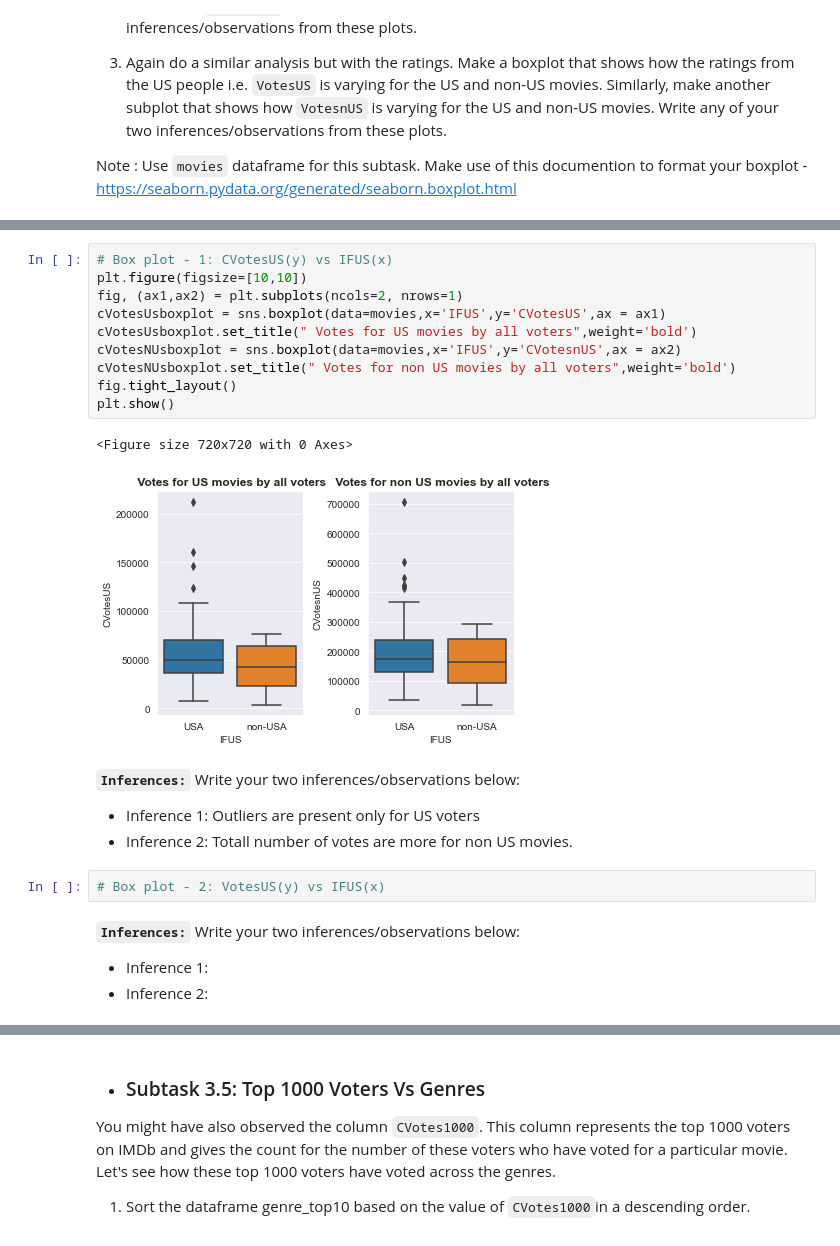
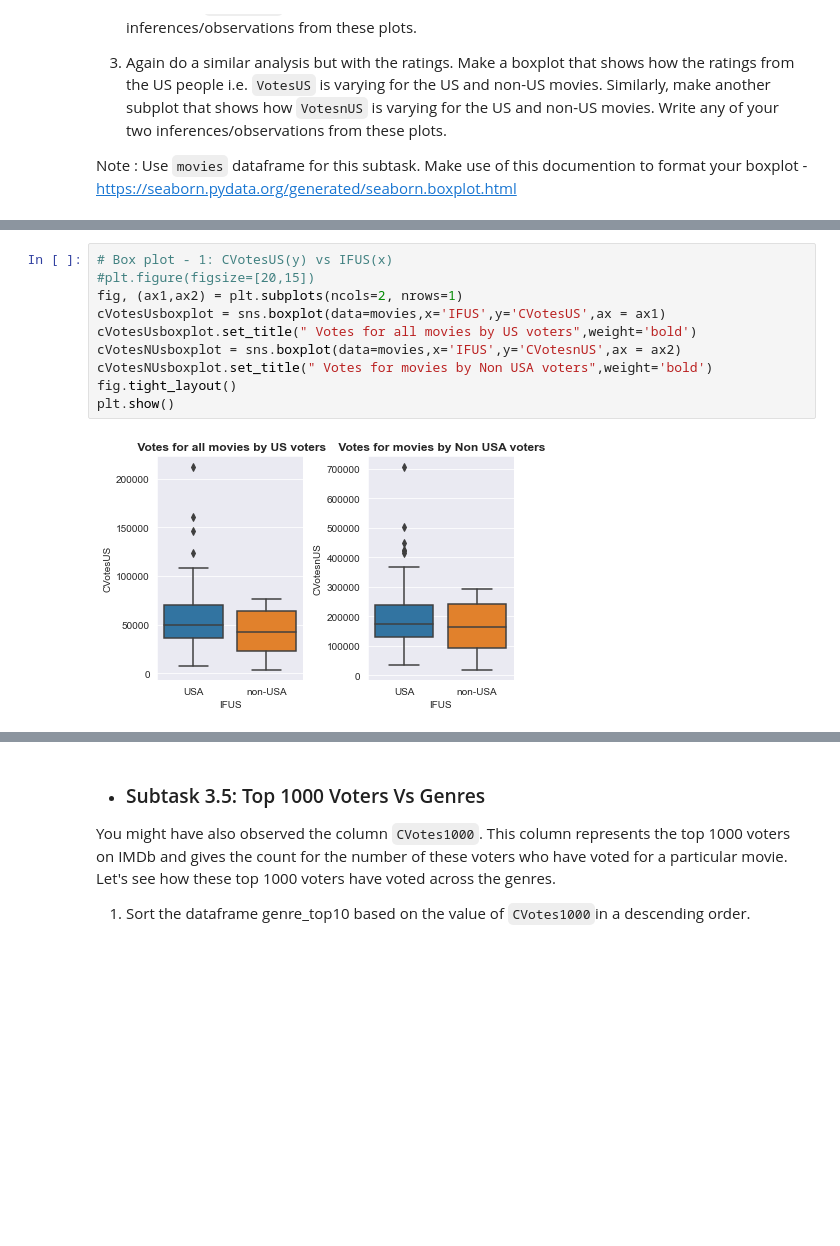
Before and after one commit to sushma3690/UP_1, a Jupyter notebook: IMDb+Movie+Assignment_stub_2.ipynb, the cells around one changed output, grey strips where cells are left out. Drawn from its saved outputs; the diff is of its cells as text; blank space fills up the shorter version.

```diff
--- a/IMDb+Movie+Assignment_stub_2.ipynb
+++ b/IMDb+Movie+Assignment_stub_2.ipynb
@@ -570,23 +460,12 @@ Name: IFUS, Length: 100, dtype: object
 # %%
 # Box plot - 1: CVotesUS(y) vs IFUS(x)
-plt.figure(figsize=[10,10])
+#plt.figure(figsize=[20,15])
 fig, (ax1,ax2) = plt.subplots(ncols=2, nrows=1)
 cVotesUsboxplot = sns.boxplot(data=movies,x='IFUS',y='CVotesUS',ax = ax1)
-cVotesUsboxplot.set_title(" Votes for US movies by all voters",weight='bold')
+cVotesUsboxplot.set_title(" Votes for all movies by US voters",weight='bold')
 cVotesNUsboxplot = sns.boxplot(data=movies,x='IFUS',y='CVotesnUS',ax = ax2)
-cVotesNUsboxplot.set_title(" Votes for non US movies by all voters",weight='bold')
+cVotesNUsboxplot.set_title(" Votes for movies by Non USA voters",weight='bold')
 fig.tight_layout()
 plt.show()
 # %% [output]
-<Figure size 720x720 with 0 Axes>
-[figure, old version]
+[figure, new version]
-# %% [markdown]
-**`Inferences:`** Write your two inferences/observations below:
-- Inference 1: Outliers are present only for US voters
-- Inference 2: Totall number of votes are more for non US movies.
-# %%
-# Box plot - 2: VotesUS(y) vs IFUS(x)
-# %% [markdown]
-**`Inferences:`** Write your two inferences/observations below:
-- Inference 1:
-- Inference 2:
```
Also changed, not shown: parts of 21 cells of this notebook.
